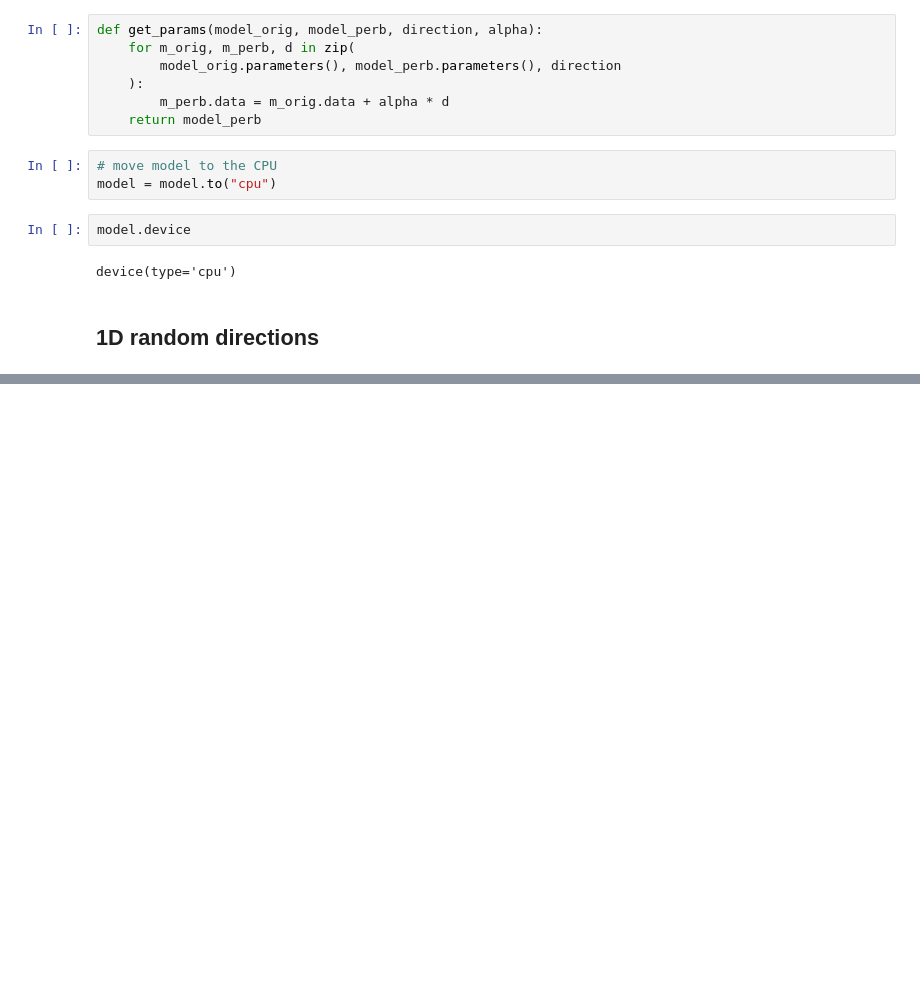
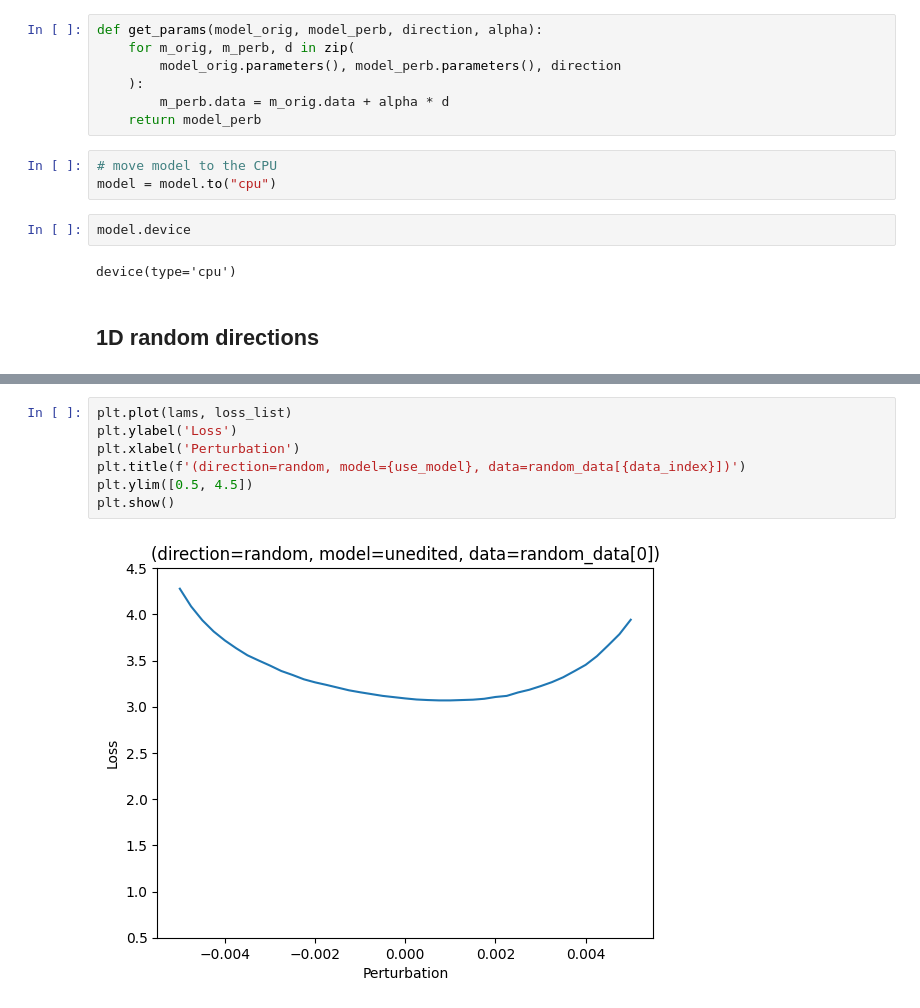
Before and after one commit to msakarvadia/memorization, a Jupyter notebook: figs/vis/loss_landscapes_per_sample.ipynb, the cells around one changed output, grey strips where cells are left out. Drawn from its saved outputs; the diff is of its cells as text; blank space fills up the shorter version.

```diff
--- a/figs/vis/loss_landscapes_per_sample.ipynb
+++ b/figs/vis/loss_landscapes_per_sample.ipynb
@@ -467,0 +489,9 @@ Evaluating loss...
+# %%
+plt.plot(lams, loss_list)
+plt.ylabel('Loss')
+plt.xlabel('Perturbation')
+plt.title(f'(direction=random, model={use_model}, data=random_data[{data_index}])')
+plt.ylim([0.5, 4.5])
+plt.show()
+# %% [output]
+[figure, added]
```
Also changed, not shown: parts of 5 cells of this notebook, 1 other file.
